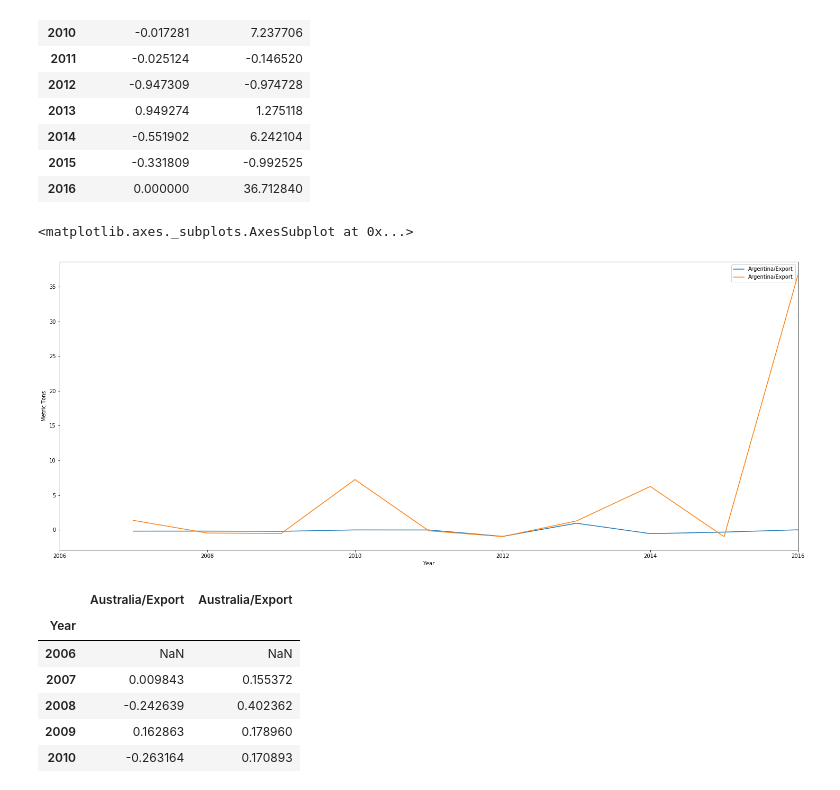
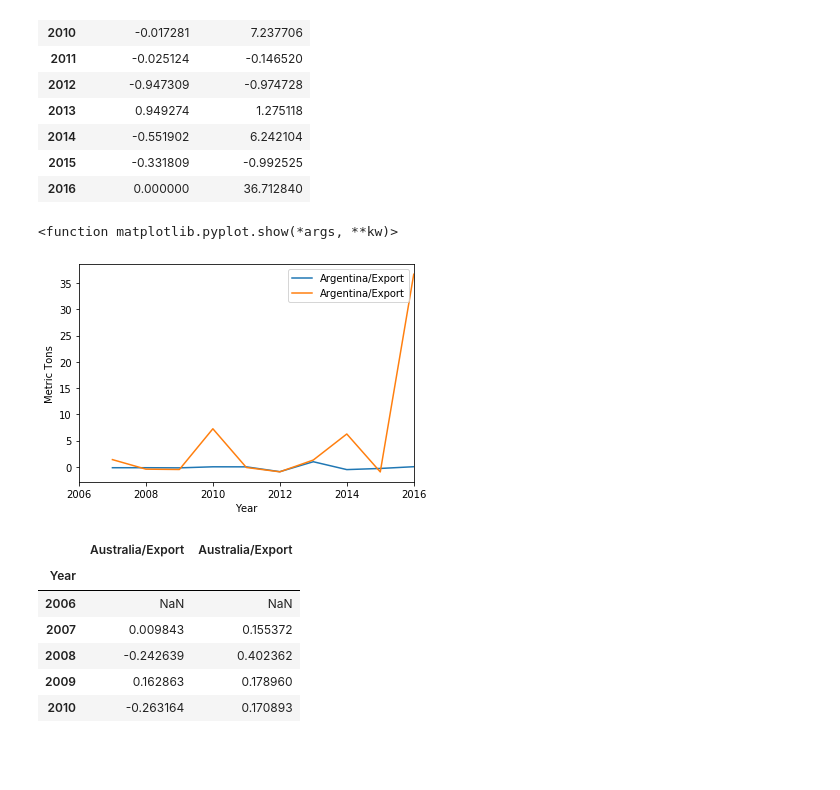
Before and after one commit to cmboone2005/Project1, a Jupyter notebook: DataSets/p_branch_graphs.ipynb, the cells around one changed output. Saved outputs shown, nothing was run; the diff lists cells and outputs as text; code cells hidden in the pictures; blank space fills up the shorter version.

Commit message:
commit new graphs

```diff
--- a/DataSets/p_branch_graphs.ipynb
+++ b/DataSets/p_branch_graphs.ipynb
@@ -1536,19 +1502,20 @@ argentina_ImportExport
 # %%
 # Create a bar chart based off of the group series from before
 argentina_line_chart = argentina_ImportExport.plot(kind='line')
 color = "maroon"
 marker = "o"
 
 x_axis = argentina_ImportExport
 y_axis = argentina_ImportExport
 # Set the xlabel and ylabel using class methods
 argentina_line_chart.set_xlabel("Year")
 argentina_line_chart.set_ylabel("Metric Tons")
 
-argentina_line_chart
+plt.savefig("../ImportsExportsGraphs/argentina_ImportExport.png",bbox_inches="tight")
+plt.show
 # %% [output]
-<matplotlib.axes._subplots.AxesSubplot at 0x...>
+<function matplotlib.pyplot.show(*args, **kw)>
-[figure, old version]
+[figure, new version]
 # %%
 # Place the DataFrames side by side
 australia_ImportExport = pd.concat([australia_import, australia_export], axis=1)
```
Also changed, not shown: parts of 49 cells of this notebook, 15 other files.
